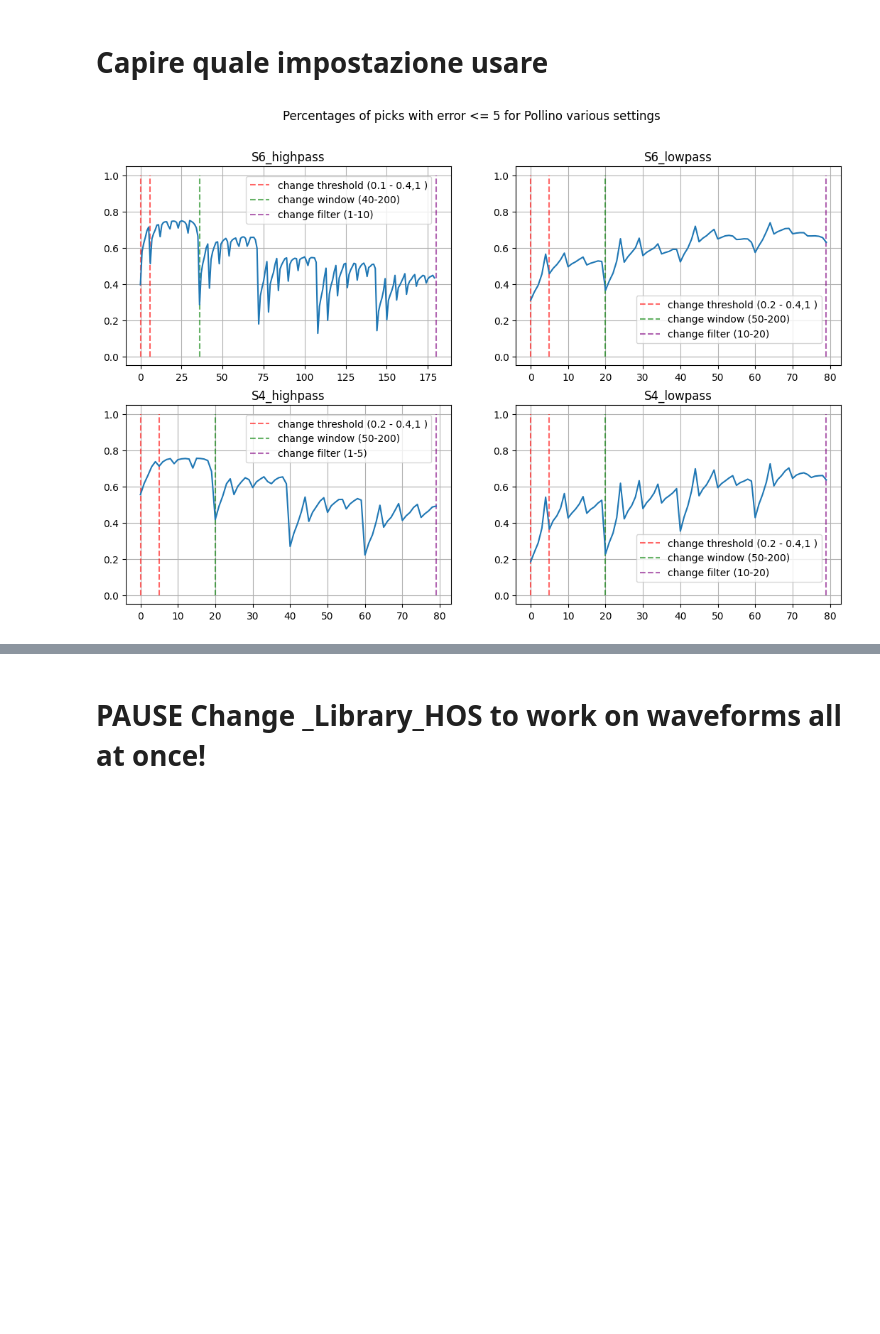
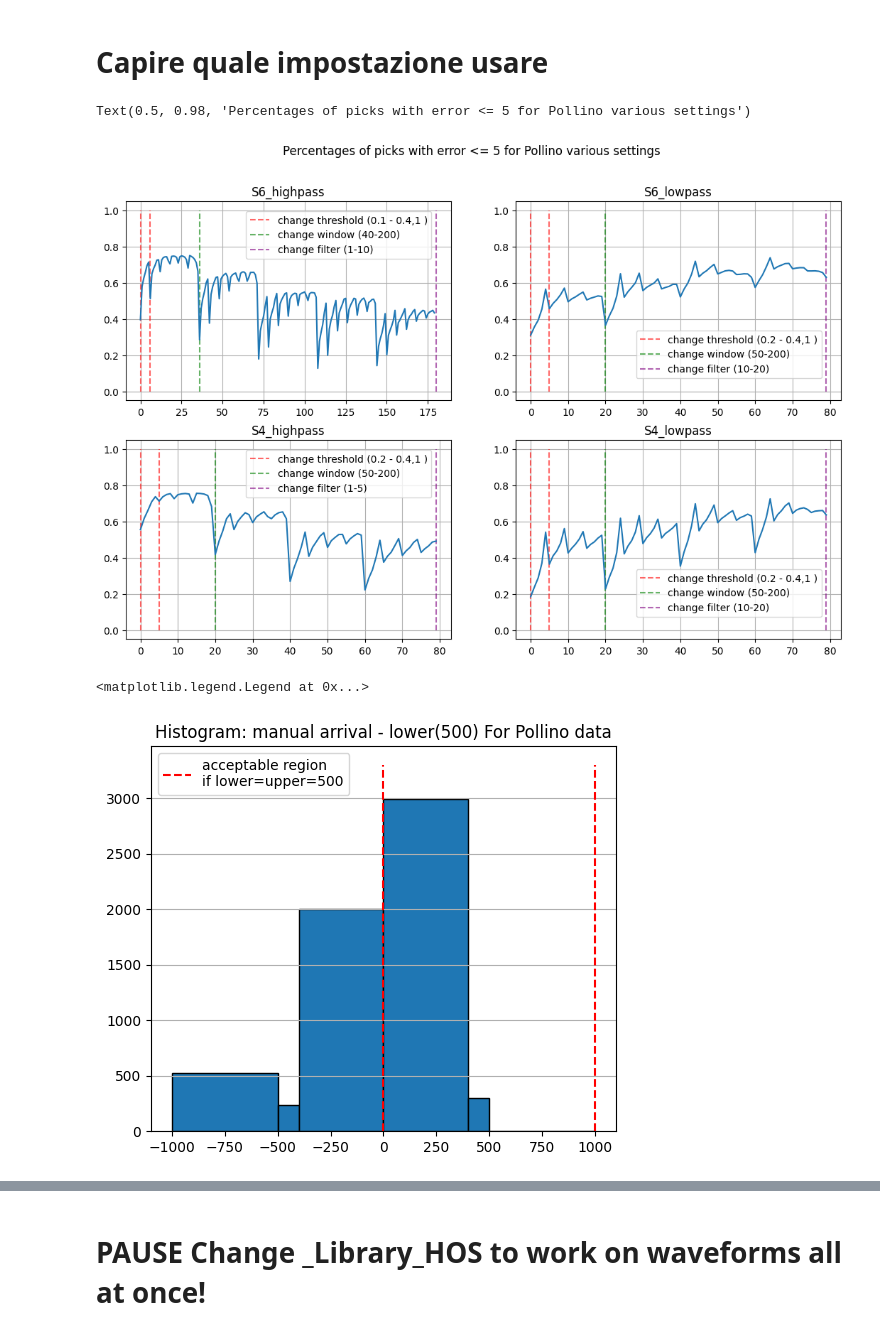
Before and after one commit to Nemenick/primoprogetto, a Jupyter notebook: Codici/_DETECT_HOS.ipynb, the cells around one changed output, grey strips where cells are left out. Saved outputs shown, nothing was run; the diff lists cells and outputs as text; code cells hidden in the pictures; blank space fills up the shorter version.

```diff
--- a/Codici/_DETECT_HOS.ipynb
+++ b/Codici/_DETECT_HOS.ipynb
@@ -97,8 +98,7 @@ for key in S6h.iloc[:,2:]:
 # %%
-import matplotlib.pyplot as plt
 fig, axi = plt.subplots(2, 2, figsize=(13, 8))
 
-axi[0][0].plot(bonta_10_S6h,zorder=51)
+axi[0][0].plot(bonta_S6h,zorder=51)
 axi[0][0].vlines([0,6],0,1, color="red", zorder=51-1, alpha=0.6, linestyle="--", label="change threshold (0.1 - 0.4,1 )")
 axi[0][0].vlines(36,0,1, color="green", zorder=51-1, alpha=0.6, linestyle="--", label="change window (40-200)")
 axi[0][0].vlines(180,0,1, color="purple", zorder=51-1, alpha=0.6, linestyle="--", label="change filter (1-10)")
@@ -106,7 +106,7 @@ axi[0][0].legend(bbox_to_anchor=(0.37, 0.95), loc='upper left', borderaxespad=0)
 axi[0][0].set_title("S6_highpass")
 axi[0][0].grid()
 
-axi[0][1].plot(bonta_10_S6l,zorder=51)
+axi[0][1].plot(bonta_S6l,zorder=51)
 axi[0][1].vlines([0,5],0,1, color="red", zorder=51-1, alpha=0.6, linestyle="--", label="change threshold (0.2 - 0.4,1 )")
 axi[0][1].vlines(20,0,1, color="green", zorder=51-1, alpha=0.6, linestyle="--", label="change window (50-200)")
 axi[0][1].vlines(79,0,1, color="purple", zorder=51-1, alpha=0.6, linestyle="--", label="change filter (10-20)")
@@ -114,7 +114,7 @@ axi[0][1].legend(bbox_to_anchor=(0.37, 0.35), loc='upper left', borderaxespad=0)
 axi[0][1].set_title("S6_lowpass")
 axi[0][1].grid()
 
-axi[1][0].plot(bonta_10_S4h, zorder=51)
+axi[1][0].plot(bonta_S4h, zorder=51)
 axi[1][0].vlines([0,5],0,1, color="red", zorder=50, alpha=0.6, linestyle="--", label="change threshold (0.2 - 0.4,1 )")
 axi[1][0].vlines(20,0,1, color="green", zorder=50, alpha=0.6, linestyle="--", label="change window (50-200)")
 axi[1][0].vlines(79,0,1, color="purple", zorder=51-1, alpha=0.6, linestyle="--", label="change filter (1-5)")
@@ -122,7 +122,7 @@ axi[1][0].legend(bbox_to_anchor=(0.37, 0.95), loc='upper left', borderaxespad=0)
 axi[1][0].set_title("S4_highpass")
 axi[1][0].grid()
 
-axi[1][1].plot(bonta_10_S4l,zorder=51)
+axi[1][1].plot(bonta_S4l,zorder=51)
 axi[1][1].vlines([0,5],0,1, color="red", zorder=50, alpha=0.6, linestyle="--", label="change threshold (0.2 - 0.4,1 )")
 axi[1][1].vlines(20,0,1, color="green", zorder=50, alpha=0.6, linestyle="--", label="change window (50-200)")
 axi[1][1].vlines(79,0,1, color="purple", zorder=51-1, alpha=0.6, linestyle="--", label="change filter (10-20)")
@@ -130,6 +130,32 @@ axi[1][1].legend(bbox_to_anchor=(0.37, 0.35), loc='upper left', borderaxespad=0)
 axi[1][1].set_title("S4_lowpass")
 axi[1][1].grid()
 fig.suptitle("Percentages of picks with error <= 5 for Pollino various settings")
-fig.savefig("/home/silvia/Desktop/Immagini/_HOS_Pollino_err_LE_5")
+#fig.savefig("/home/silvia/Desktop/Immagini/_HOS_Pollino_err_LE_5")
 # %% [output]
+Text(0.5, 0.98, 'Percentages of picks with error <= 5 for Pollino various settings')
 [figure]
+# %%
+# verify number picks in [lower, upper]
+import numpy as np
+from Classe_sismogramma_v3 import  ClasseDataset
+import pandas as pd
+hd = "/home/silvia/Desktop/Data/Pollino_All/Pollino_All_data_extended.hdf5"
+cs = "/home/silvia/Desktop/Data/Pollino_All/Pollino_All_metadata_extended.csv"
+D = ClasseDataset()
+D.leggi_custom_dataset(hd,cs)
+lower = []
+for i in range(len(D.sismogramma)):
+    ky = "stat: <function S_6 at 0x7f171781daf0> type_filter: highpass filter freq: 1 window_width: 150 tresh: 0.2_ons_max"
+    lower.append(np.argmax(np.abs(D.sismogramma[i])) - 500)
+    #ons_2[ky][i] += np.argmax(np.abs(D.sismogramma[i])) - 500
+lower_b = pd.DataFrame.from_dict({"lower": lower })
+# %%
+fig, ax0 = plt.subplots(1, 1, figsize=(6, 5))
+A = (ons_2["trace_P_arrival_sample"] - lower_b["lower"]).hist(bins=[-1000,-500,-400,0,400,500,1000], edgecolor="black", ax=ax0)
+ax0.grid(axis='x')
+ax0.set_title("Histogram: manual arrival - lower(500) For Pollino data")
+ax0.vlines([0,1000], 0, 3300, color="red", linestyles="--", label="acceptable region \nif lower=upper=500" )
+plt.legend(loc="upper left")
+# %% [output]
+<matplotlib.legend.Legend at 0x...>
+[figure, added]
```
Also changed, not shown: parts of 13 cells of this notebook, 4 other files.
